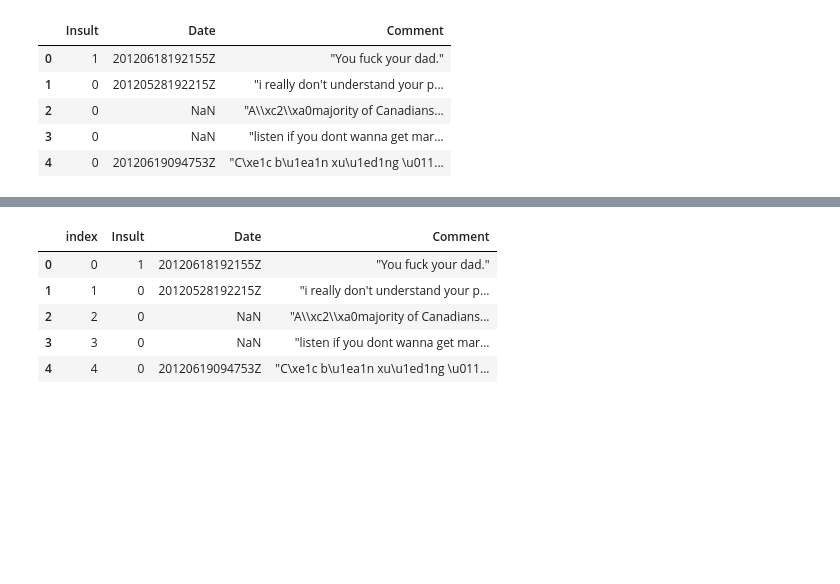
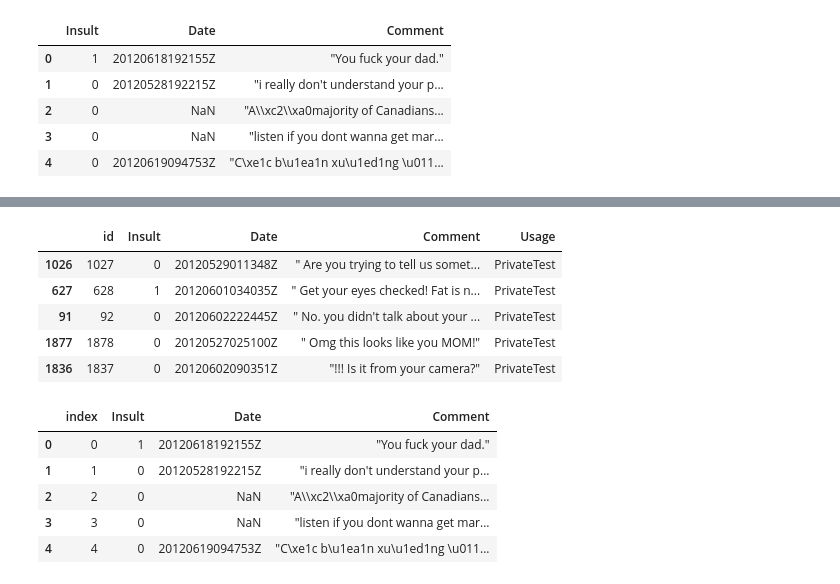
Before and after one commit to amirnasri/Data-Science, a Jupyter notebook: Kaggle/Detecting_Insult/basic.ipynb, the cells around one changed output, grey strips where cells are left out. Drawn from its saved outputs; the diff is of its cells as text; code cells hidden in the pictures; blank space fills up the shorter version.

```diff
--- a/Kaggle/Detecting_Insult/basic.ipynb
+++ b/Kaggle/Detecting_Insult/basic.ipynb
@@ -14,7 +18,7 @@ train.head()
 # %%
 test_with_solutions = pd.read_csv("data/test_with_solutions.csv")
 # %%
-verif_set = pd.read_csv("data/impermium_verification_labels.csv")
+verification_set = pd.read_csv("data/impermium_verification_labels.csv")
 # %%
 #verif_set = pd.read_csv("data/impermium_verification_set.csv")
 # %%
@@ -22,3 +50,12 @@ test = pd.read_csv("data/test.csv")
+# %%
+verification_set.sort_values(by='Comment').head()
+# %% [output]
+|  | id | Insult | Date | Comment | Usage |
+| 1026 | 1027 | 0 | 20120529011348Z | " Are you trying to tell us somet... | PrivateTest |
+| 627 | 628 | 1 | 20120601034035Z | " Get your eyes checked! Fat is n... | PrivateTest |
+| 91 | 92 | 0 | 20120602222445Z | " No. you didn't talk about your ... | PrivateTest |
+| 1877 | 1878 | 0 | 20120527025100Z | " Omg this looks like you MOM!" | PrivateTest |
+| 1836 | 1837 | 0 | 20120602090351Z | "!!! Is it from your camera?" | PrivateTest |
 # %%
 test_public = test_with_solutions[test_with_solutions.Usage == "PublicTest"]
 # %%
```
Also changed, not shown: parts of 15 cells of this notebook.
